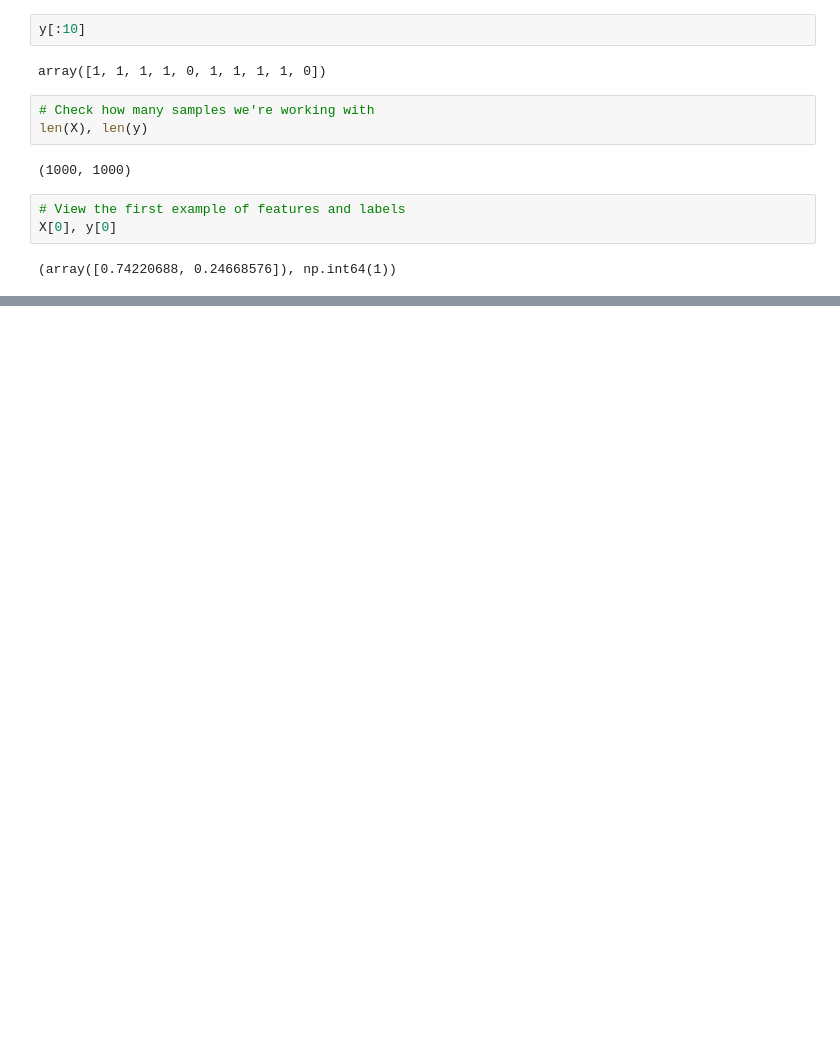
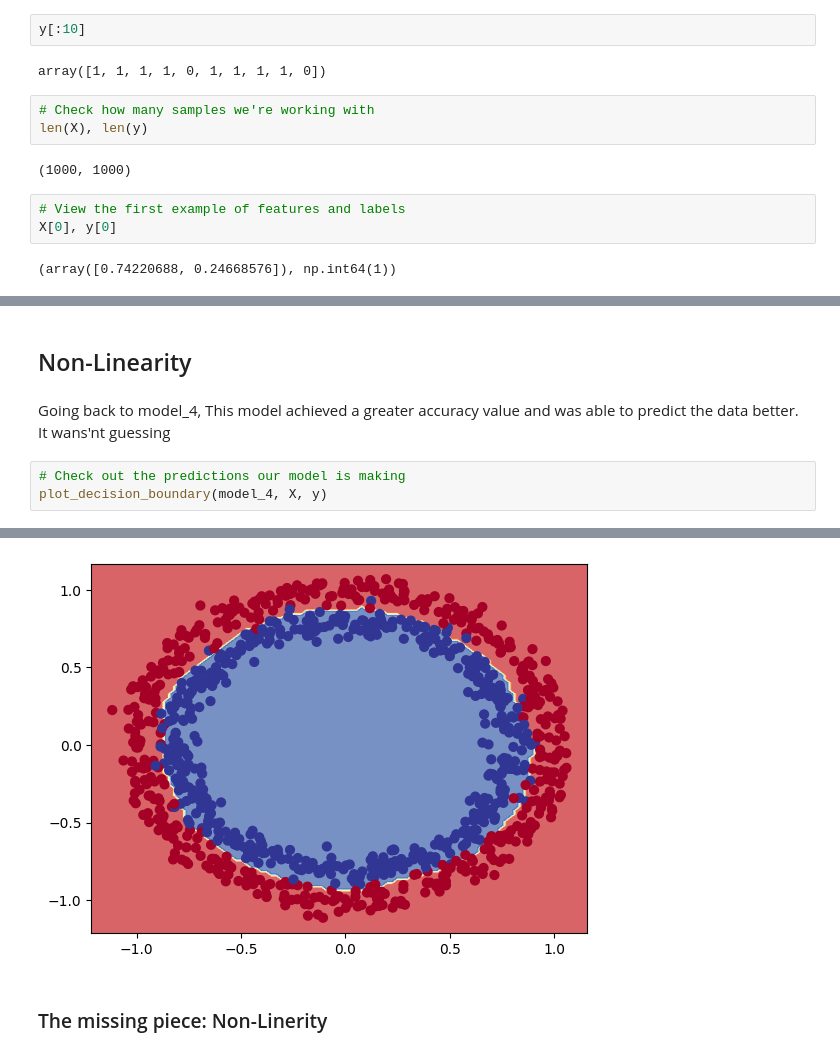
Before and after one commit to joe-seth/Classication-with-TensorFlow-Neural-Networks, a Jupyter notebook: Classification_with_TensorFlow.ipynb, the cells around one changed output, grey strips where cells are left out. Drawn from its saved outputs; the diff is of its cells as text; blank space fills up the shorter version.

```diff
--- a/Classification_with_TensorFlow.ipynb
+++ b/Classification_with_TensorFlow.ipynb
@@ -100,0 +487,9 @@ X[0], y[0]
+# %% [markdown]
+## Non-Linearity
+# %% [markdown]
+Going back to model_4,
+This model achieved a greater accuracy value and was able to predict the data better. It wans'nt guessing
+# %%
+# Check out the predictions our model is making
+plot_decision_boundary(model_4, X, y)
+# %% [output]
@@ -100,0 +499,3 @@ X[0], y[0]
+[figure, added]
+# %% [markdown]
+### The missing piece: Non-Linerity
```
Also changed, not shown: parts of 75 cells of this notebook.
